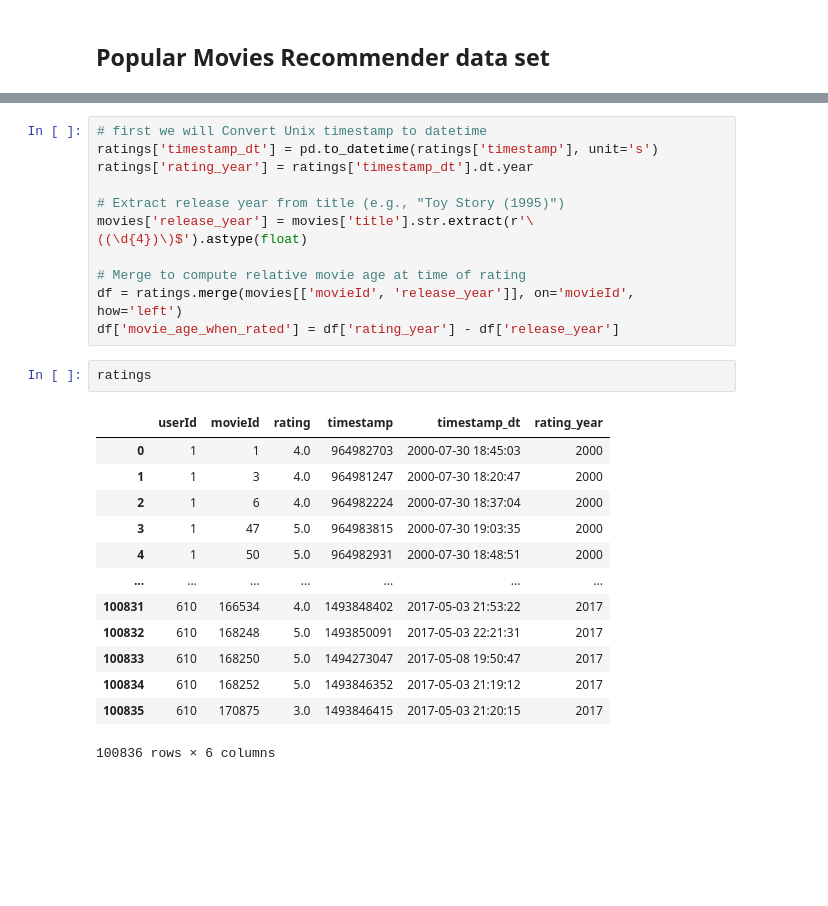
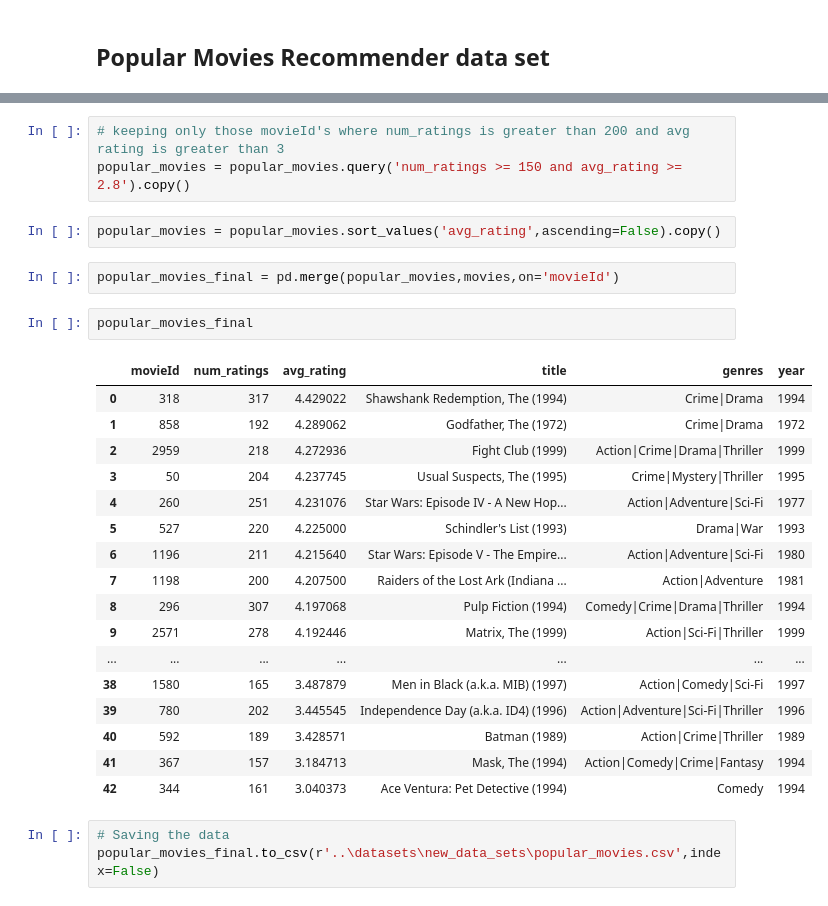
Before and after one commit to saadaliasghar1045-ops/Movie_recommender-Hybrid-, a Jupyter notebook: src/notebooks/cleaning.ipynb, the cells around one changed output, grey strips where cells are left out. Drawn from its saved outputs; the diff is of its cells as text; blank space fills up the shorter version.

```diff
--- a/src/notebooks/cleaning.ipynb
+++ b/src/notebooks/cleaning.ipynb
@@ -189,27 +212,30 @@ merged_frame =
-# %%
-# first we will Convert Unix timestamp to datetime
-ratings['timestamp_dt'] = pd.to_datetime(ratings['timestamp'], unit='s')
-ratings['rating_year'] = ratings['timestamp_dt'].dt.year
-
-# Extract release year from title (e.g., "Toy Story (1995)")
-movies['release_year'] = movies['title'].str.extract(r'\((\d{4})\)$').astype(float)
-
-# Merge to compute relative movie age at time of rating
-df = ratings.merge(movies[['movieId', 'release_year']], on='movieId', how='left')
-df['movie_age_when_rated'] = df['rating_year'] - df['release_year']
-# %%
-ratings
-# %% [output]
-|  | userId | movieId | rating | timestamp | timestamp_dt | rating_year |
-| 0 | 1 | 1 | 4.0 | 964982703 | 2000-07-30 18:45:03 | 2000 |
-| 1 | 1 | 3 | 4.0 | 964981247 | 2000-07-30 18:20:47 | 2000 |
-| 2 | 1 | 6 | 4.0 | 964982224 | 2000-07-30 18:37:04 | 2000 |
-| 3 | 1 | 47 | 5.0 | 964983815 | 2000-07-30 19:03:35 | 2000 |
-| 4 | 1 | 50 | 5.0 | 964982931 | 2000-07-30 18:48:51 | 2000 |
-| ... | ... | ... | ... | ... | ... | ... |
-| 100831 | 610 | 166534 | 4.0 | 1493848402 | 2017-05-03 21:53:22 | 2017 |
-| 100832 | 610 | 168248 | 5.0 | 1493850091 | 2017-05-03 22:21:31 | 2017 |
-| 100833 | 610 | 168250 | 5.0 | 1494273047 | 2017-05-08 19:50:47 | 2017 |
-| 100834 | 610 | 168252 | 5.0 | 1493846352 | 2017-05-03 21:19:12 | 2017 |
-| 100835 | 610 | 170875 | 3.0 | 1493846415 | 2017-05-03 21:20:15 | 2017 |
-100836 rows × 6 columns
+# %%
+# keeping only those movieId's where num_ratings is greater than 200 and avg rating is greater than 3
+popular_movies = popular_movies.query('num_ratings >= 150 and avg_rating >= 2.8').copy()
+# %%
+popular_movies = popular_movies.sort_values('avg_rating',ascending=False).copy()
+# %%
+popular_movies_final = pd.merge(popular_movies,movies,on='movieId')
+# %%
+popular_movies_final
+# %% [output]
+|  | movieId | num_ratings | avg_rating | title | genres | year |
+| 0 | 318 | 317 | 4.429022 | Shawshank Redemption, The (1994) | Crime|Drama | 1994 |
+| 1 | 858 | 192 | 4.289062 | Godfather, The (1972) | Crime|Drama | 1972 |
+| 2 | 2959 | 218 | 4.272936 | Fight Club (1999) | Action|Crime|Drama|Thriller | 1999 |
+| 3 | 50 | 204 | 4.237745 | Usual Suspects, The (1995) | Crime|Mystery|Thriller | 1995 |
+| 4 | 260 | 251 | 4.231076 | Star Wars: Episode IV - A New Hop... | Action|Adventure|Sci-Fi | 1977 |
+| 5 | 527 | 220 | 4.225000 | Schindler's List (1993) | Drama|War | 1993 |
+| 6 | 1196 | 211 | 4.215640 | Star Wars: Episode V - The Empire... | Action|Adventure|Sci-Fi | 1980 |
+| 7 | 1198 | 200 | 4.207500 | Raiders of the Lost Ark (Indiana ... | Action|Adventure | 1981 |
+| 8 | 296 | 307 | 4.197068 | Pulp Fiction (1994) | Comedy|Crime|Drama|Thriller | 1994 |
+| 9 | 2571 | 278 | 4.192446 | Matrix, The (1999) | Action|Sci-Fi|Thriller | 1999 |
+| ... | ... | ... | ... | ... | ... | ... |
+| 38 | 1580 | 165 | 3.487879 | Men in Black (a.k.a. MIB) (1997) | Action|Comedy|Sci-Fi | 1997 |
+| 39 | 780 | 202 | 3.445545 | Independence Day (a.k.a. ID4) (1996) | Action|Adventure|Sci-Fi|Thriller | 1996 |
+| 40 | 592 | 189 | 3.428571 | Batman (1989) | Action|Crime|Thriller | 1989 |
+| 41 | 367 | 157 | 3.184713 | Mask, The (1994) | Action|Comedy|Crime|Fantasy | 1994 |
+| 42 | 344 | 161 | 3.040373 | Ace Ventura: Pet Detective (1994) | Comedy | 1994 |
+# %%
+# Saving the data
+popular_movies_final.to_csv(r'..\datasets\new_data_sets\popular_movies.csv',index=False)
```
Also changed, not shown: parts of 2 cells of this notebook.
